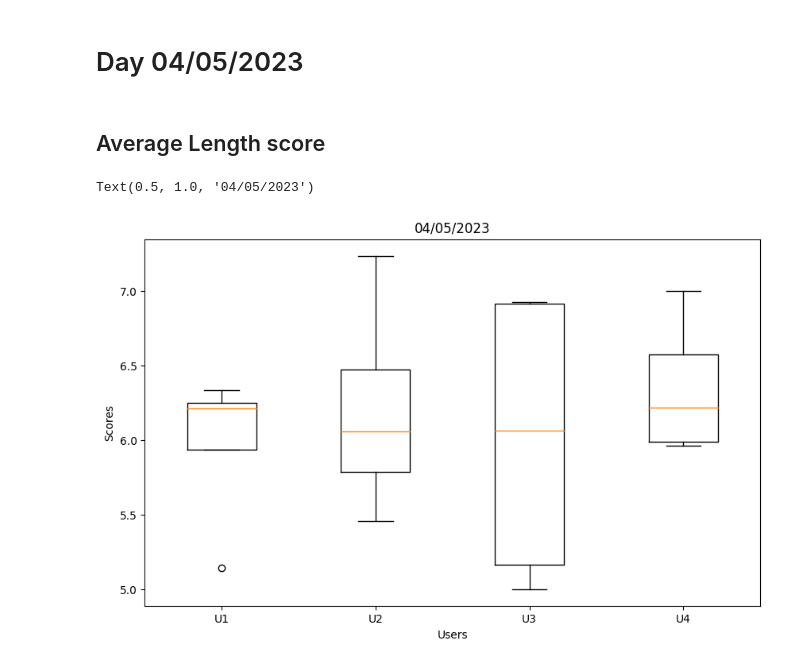
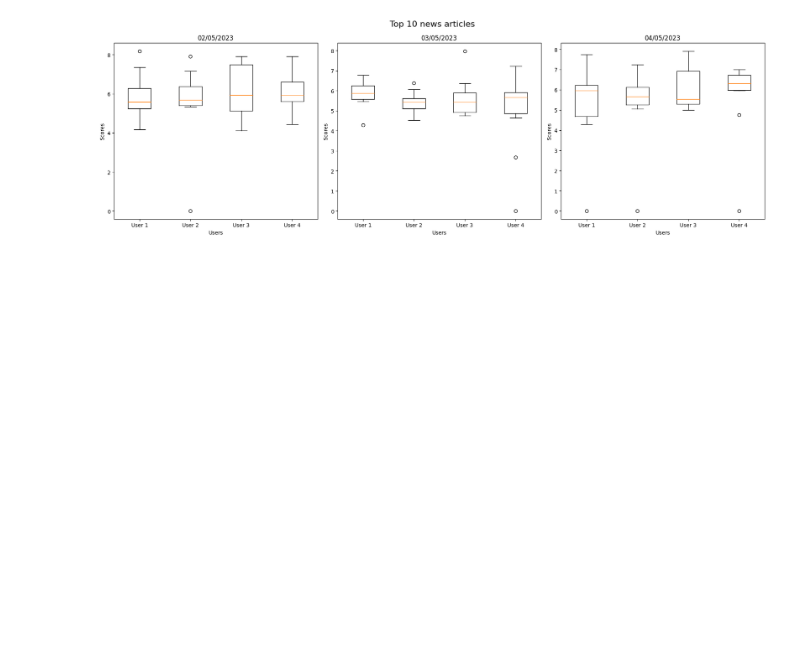
Before and after one commit to iamluirio/echo-chambers-news-aggregators, a Jupyter notebook: Code analysis/NLP/Single modules/dependency_tree_scores.ipynb, the cells around one changed output. Drawn from its saved outputs; the diff is of its cells as text; code cells hidden in the pictures; blank space fills up the shorter version.

```diff
--- a/Code analysis/NLP/Single modules/dependency_tree_scores.ipynb
+++ b/Code analysis/NLP/Single modules/dependency_tree_scores.ipynb
@@ -5,7 +3,17 @@
 # %%
 import matplotlib.pyplot as plt
 # %%
-avg_U1 = [5.31481481481482, 7.36363636363636, 4.16901408450704, 4.91346153846154, 5.53125, 8.1875, 5.97058823529412, 5.21875, 6.38461538461539, 5.65573770491803]
-avg_U2 = [7.15555555555556, 5.58928571428571, 7.91304347826087, 5.37037037037037, 5.45762711864407, 5.33333333333333, 6.56666666666667, 5.78048780487805, 5.78048780487805, 0]
-avg_U3 = [7.59090909090909, 6.26923076923077, 5.36363636363636, 7.15555555555556, 5.58928571428571, 7.91304347826087, 5.05263157894737, 4.97826086956522, 7.77966101694915, 4.1044776119403]
-avg_U4 = [5.75, 6.4375, 4.44444444444444, 5.67567567567568, 7.15555555555556, 5.58928571428571, 7.91304347826087, 5.33333333333333, 6.1025641025641, 6.65909090909091]
+avg_U1_02 = [5.31481481481482, 7.36363636363636, 4.16901408450704, 4.91346153846154, 5.53125, 8.1875, 5.97058823529412, 5.21875, 6.38461538461539, 5.65573770491803]
+avg_U2_02 = [7.15555555555556, 5.58928571428571, 7.91304347826087, 5.37037037037037, 5.45762711864407, 5.33333333333333, 6.56666666666667, 5.78048780487805, 5.78048780487805, 0]
+avg_U3_02 = [7.59090909090909, 6.26923076923077, 5.36363636363636, 7.15555555555556, 5.58928571428571, 7.91304347826087, 5.05263157894737, 4.97826086956522, 7.77966101694915, 4.1044776119403]
+avg_U4_02 = [5.75, 6.4375, 4.44444444444444, 5.67567567567568, 7.15555555555556, 5.58928571428571, 7.91304347826087, 5.33333333333333, 6.1025641025641, 6.65909090909091]
+
+avg_U1_03 = [6.53846153846154, 5.46875, 4.29032258064516, 5.81818181818182, 5.66666666666667, 6.77215189873418, 6, 6.31764705882353, 5.93333333333333, 5.54545454545455]
+avg_U2_03 = [6.0625, 6.38333333333333, 5.55813953488372, 5.27777777777778, 5.46296296296296, 5.63793103448276, 4.76470588235294, 4.52380952380952, 5.05263157894737, 5.4]
+avg_U3_03 = [7.97058823529412, 5.33333333333333, 4.85, 5.96078431372549, 4.875, 5.52631578947368, 6.35185185185185, 4.75, 5.7, 5.07352941176471]
+avg_U4_03 = [7.22222222222222, 5.79166666666667, 5.52631578947368, 5.8125, 4.64285714285714, 2.6875, 6.31764705882353, 5.93333333333333, 5.54545454545455, 0]
+
+avg_U1_04 = [6.2015503875969, 6.33333333333333, 6.22222222222222, 5.14285714285714, 6.08695652173913, 4.29166666666667, 7.73333333333333, 5.84507042253521, 4.52083333333333, 0]
+avg_U2_04 = [7.23529411764706, 5.89473684210526, 6.21621621621622, 5.45833333333333, 6.81818181818182, 5.85714285714286, 5.05, 5.36666666666667, 5.20833333333333, 0]
+avg_U3_04 = [5.22058823529412, 5, 6.92307692307692, 6.90909090909091, 7.81818181818182, 5.5, 5.57894736842105, 5.20588235294118, 5.5, 7.91428571428571]
+avg_U4_04 = [7, 6.43396226415094, 6, 5.96296296296296, 4.75, 6.86666666666667, 6.68421052631579, 6.74074074074074, 6.19444444444444, 0]
@@ -51,23 +20,36 @@ plt.show()
-# %% [markdown]
-# Day 04/05/2023
-# %% [markdown]
-## Average Length score
-# %%
-avg_U1 = [6.2015503875969, 6.33333333333333, 6.22222222222222, 5.14285714285714]
-avg_U2 = [7.23529411764706, 5.89473684210526, 6.21621621621622, 5.45833333333333]
-avg_U3 = [5.22058823529412, 5, 6.92307692307692, 6.90909090909091]
-avg_U4 = [7, 6.43396226415094, 6, 5.96296296296296]
-
-data = [avg_U1, avg_U2, avg_U3, avg_U4]
-labels = ['U1', 'U2', 'U3', 'U4']
-
-# Specifica le dimensioni della figura
-plt.figure(figsize=(10, 6))
-
-plt.boxplot(data, labels=labels)
-plt.xlabel('Users')
-plt.ylabel('Scores')
-plt.title('04/05/2023')
-# %% [output]
-Text(0.5, 1.0, '04/05/2023')
-[figure, removed]
+# %%
+# Dati per i boxplot
+data_02 = [avg_U1_02, avg_U2_02, avg_U3_02, avg_U4_02]
+data_03 = [avg_U1_03, avg_U2_03, avg_U3_03, avg_U4_03]
+data_04 = [avg_U1_04, avg_U2_04, avg_U3_04, avg_U4_04]
+
+# Etichette per gli assi x
+labels = ['User 1', 'User 2', 'User 3', 'User 4']
+
+# Creazione dei tre boxplot
+plt.figure(figsize=(18, 6))
+
+plt.suptitle('Top 10 news articles', fontsize=16)  # Titolo dell'immagine
+
+plt.subplot(131)  # 1 riga, 3 colonne, primo plot
+plt.boxplot(data_02, labels=labels)
+plt.title('02/05/2023')
+plt.xlabel('Users')
+plt.ylabel('Scores')
+
+plt.subplot(132)  # 1 riga, 3 colonne, secondo plot
+plt.boxplot(data_03, labels=labels)
+plt.title('03/05/2023')
+plt.xlabel('Users')
+plt.ylabel('Scores')
+
+plt.subplot(133)  # 1 riga, 3 colonne, terzo plot
+plt.boxplot(data_04, labels=labels)
+plt.title('04/05/2023')
+plt.xlabel('Users')
+plt.ylabel('Scores')
+
+plt.tight_layout()
+plt.show()
+# %% [output]
+[figure, added]
```
Also changed, not shown: parts of 8 cells of this notebook.
